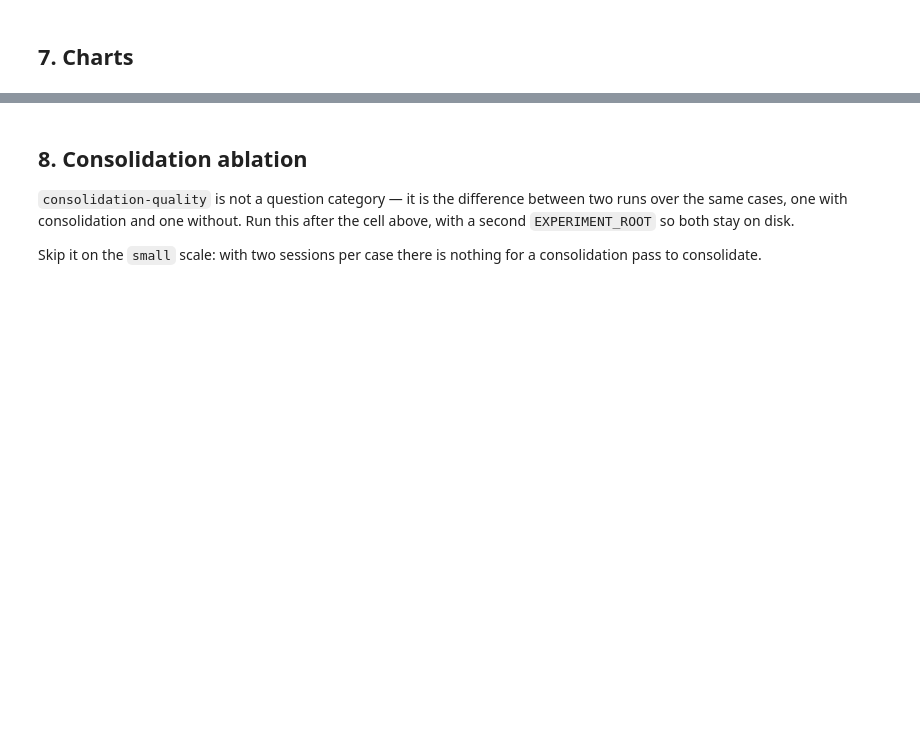
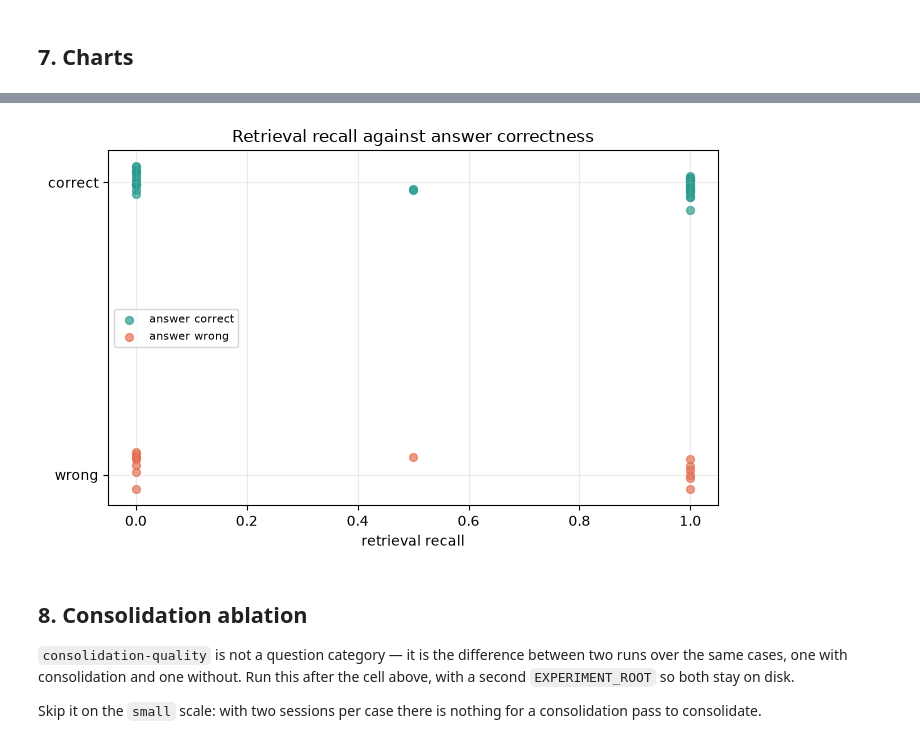
Before and after one commit to giurlanda/deep-memory-agent, a Jupyter notebook: benchmark/run_benchmark.ipynb, the cells around one changed output, grey strips where cells are left out. Cells and saved outputs as stored; diff of their text form; code cells hidden in the pictures; blank space fills up the shorter version.

```diff
--- a/benchmark/run_benchmark.ipynb
+++ b/benchmark/run_benchmark.ipynb
@@ -224,5 +325,8 @@ plot_decomposition(summary);
 # %%
-plot_recall_vs_accuracy(experiment.results);
+results = load_result(EXPERIMENT_ROOT / "result.json")
+plot_recall_vs_accuracy(results);
+# %% [output]
+[figure, added]
 # %% [markdown]
 ## 8. Consolidation ablation
 
```
Also changed, not shown: parts of 14 cells of this notebook, 8 other files.
